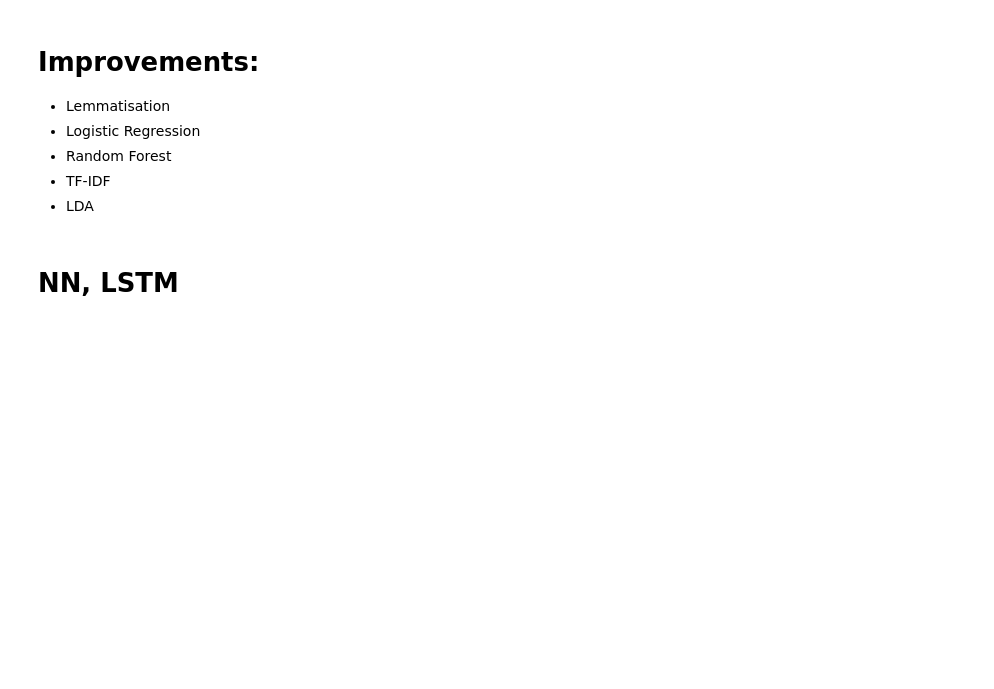
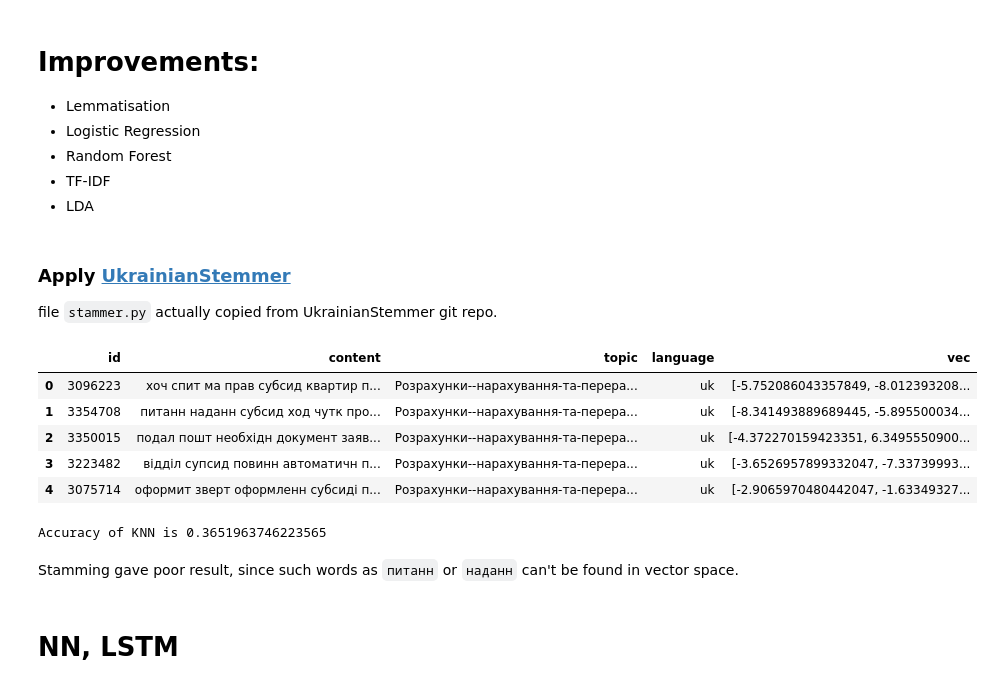
Before and after one commit to IvanProdaiko94/UCU-nlp-hw-4, a Jupyter notebook: neural-embeddings.ipynb, the cells around one changed output. Drawn from its saved outputs; the diff is of its cells as text; code cells hidden in the pictures; blank space fills up the shorter version.

Commit message:
use stammer

```diff
--- a/neural-embeddings.ipynb
+++ b/neural-embeddings.ipynb
@@ -219,3 +237,27 @@ print("Accuracy of KNN is {}".format(len(test[test["topic"] == prediction]) / le
 - Random Forest
 - TF-IDF
 - LDA
+# %% [markdown]
+### Apply [UkrainianStemmer](https://github.com/Amice13/ukr_stemmer)
+
+file `stammer.py` actually copied from UkrainianStemmer git repo.
+# %%
+from stammer import UkrainianStemmer
+
+uk_lammatized = ukrainean_only.copy()
+
+uk_lammatized["content"] = uk_lammatized["content"].apply(
+    lambda x: ' '.join(
+        list(filter(lambda x: x != '', [UkrainianStemmer(word).stem_word() for word in x.split(' ')]))
+    )
+)
+# %%
+uk_lammatized["vec"] = uk_lammatized["content"].apply(lambda x: sent2vecs(w2v, x))
+uk_lammatized.head()
+# %% [output]
+|  | id | content | topic | language | vec |
+| 0 | 3096223 | хоч спит ма прав субсид квартир п... | Розрахунки--нарахування-та-перера... | uk | [-5.752086043357849, -8.012393208... |
+| 1 | 3354708 | питанн наданн субсид ход чутк про... | Розрахунки--нарахування-та-перера... | uk | [-8.341493889689445, -5.895500034... |
+| 2 | 3350015 | подал пошт необхідн документ заяв... | Розрахунки--нарахування-та-перера... | uk | [-4.372270159423351, 6.3495550900... |
+| 3 | 3223482 | відділ супсид повинн автоматичн п... | Розрахунки--нарахування-та-перера... | uk | [-3.6526957899332047, -7.33739993... |
+| 4 | 3075714 | оформит зверт оформленн субсиді п... | Розрахунки--нарахування-та-перера... | uk | [-2.9065970480442047, -1.63349327... |
@@ -222,2 +266,12 @@ print("Accuracy of KNN is {}".format(len(test[test["topic"] == prediction]) / le
+# %%
+knn = KNeighborsClassifier(n_neighbors=20, metric='cosine')
+knn.fit(np.vstack(train["vec"].values), train["topic"].values)
+prediction = knn.predict(np.vstack(test["vec"].values))
+
+print("Accuracy of KNN is {}".format(len(test[test["topic"] == prediction]) / len(test)))
+# %% [output]
+Accuracy of KNN is 0.3651963746223565
+# %% [markdown]
+Stamming gave poor result, since such words as `питанн` or `наданн` can't be found in vector space.
 # %% [markdown]
 # NN, LSTM
```
Also changed, not shown: parts of 4 cells of this notebook, 1 other file.
